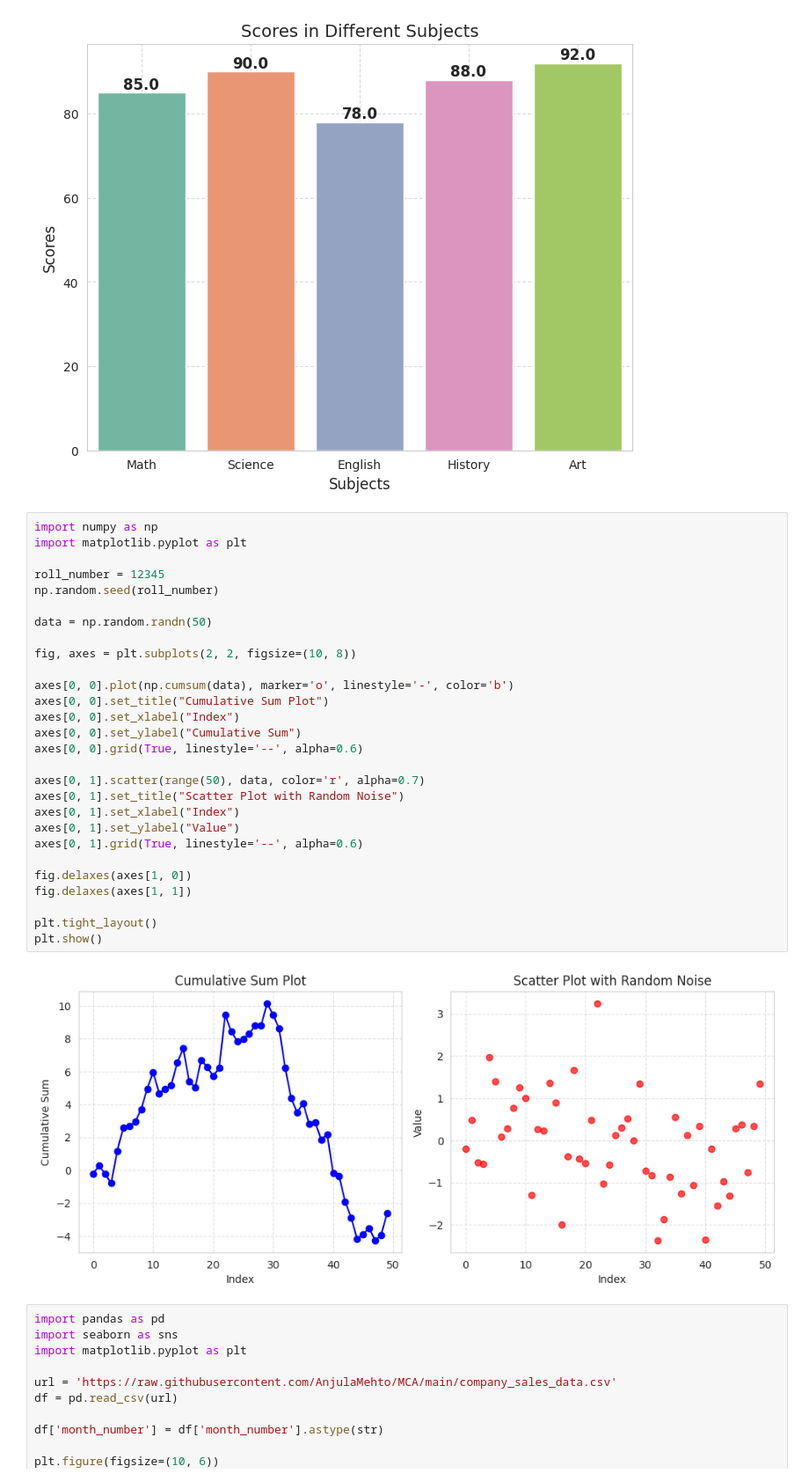
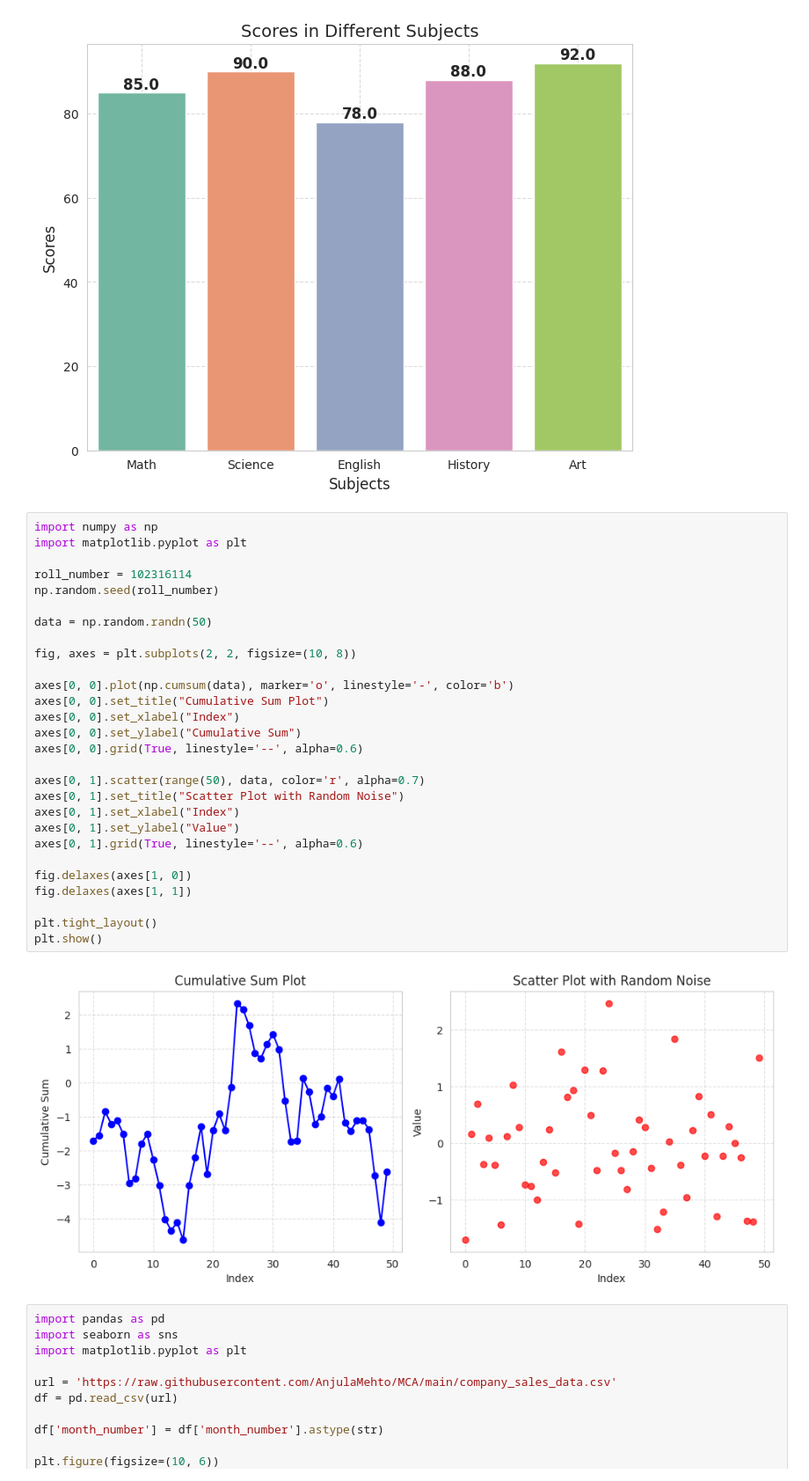
Before and after one commit to Hemant-jindal708/CC, a Jupyter notebook: assignment6.ipynb, the cells around one changed output. Shown at 88% size. Drawn from its saved outputs; the diff is of its cells as text.

```diff
--- a/assignment6.ipynb
+++ b/assignment6.ipynb
@@ -57,33 +57,33 @@ Passing `palette` without assigning `hue` is deprecated and will be removed in v
 # %%
 import numpy as np
 import matplotlib.pyplot as plt
 
-roll_number = 12345
+roll_number = 102316114
 np.random.seed(roll_number)
 
 data = np.random.randn(50)
 
 fig, axes = plt.subplots(2, 2, figsize=(10, 8))
 
 axes[0, 0].plot(np.cumsum(data), marker='o', linestyle='-', color='b')
 axes[0, 0].set_title("Cumulative Sum Plot")
 axes[0, 0].set_xlabel("Index")
 axes[0, 0].set_ylabel("Cumulative Sum")
 axes[0, 0].grid(True, linestyle='--', alpha=0.6)
 
 axes[0, 1].scatter(range(50), data, color='r', alpha=0.7)
 axes[0, 1].set_title("Scatter Plot with Random Noise")
 axes[0, 1].set_xlabel("Index")
 axes[0, 1].set_ylabel("Value")
 axes[0, 1].grid(True, linestyle='--', alpha=0.6)
 
 fig.delaxes(axes[1, 0])
 fig.delaxes(axes[1, 1])
 
 plt.tight_layout()
 plt.show()
 # %% [output]
-[figure, old version]
+[figure, new version]
 # %%
 import pandas as pd
 import seaborn as sns
```
Also changed, not shown: parts of 1 cell of this notebook, 1 other file.
